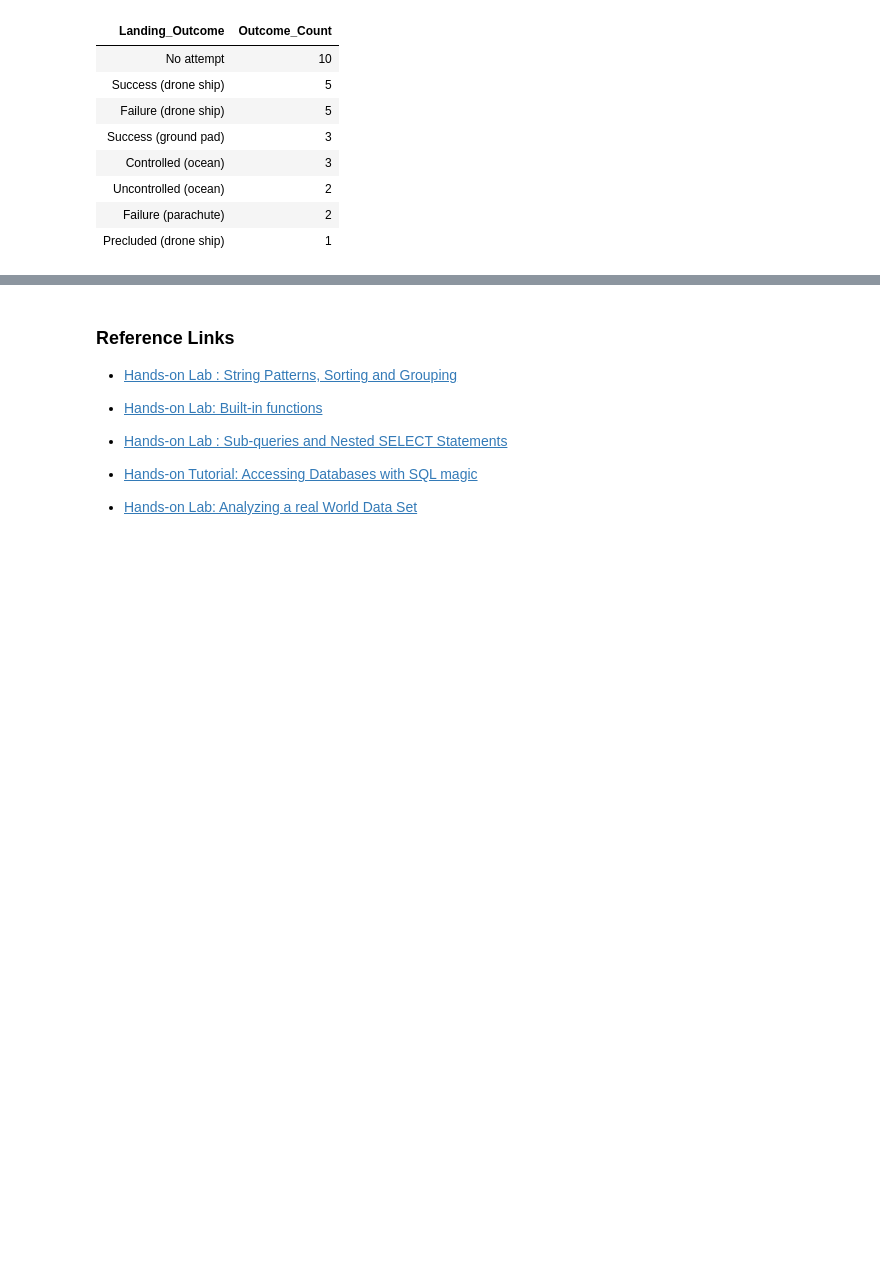
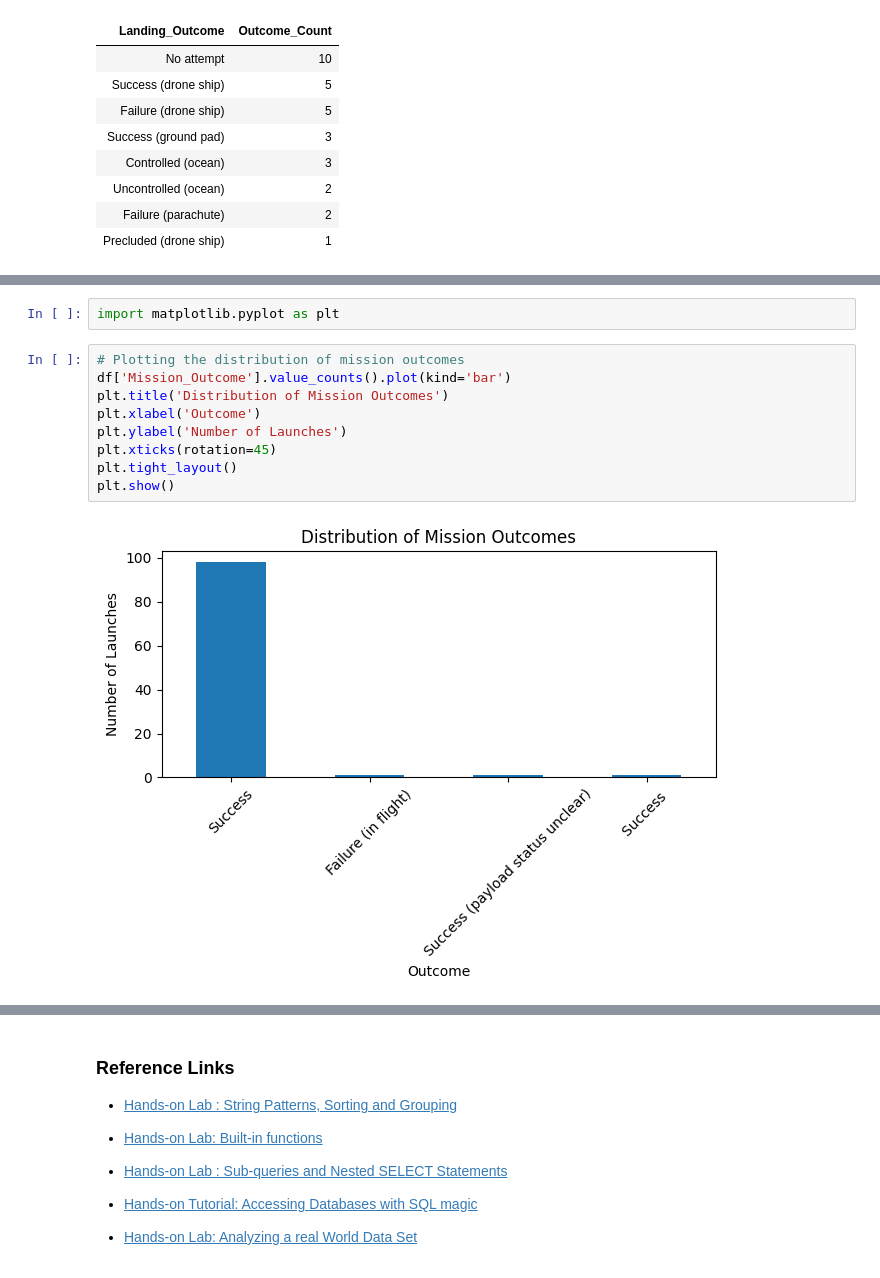
Before and after one commit to NLdesignlab/spacex-data-lab, a Jupyter notebook: jupyter-labs-eda-sql-coursera_sqllite.ipynb, the cells around one changed output, grey strips where cells are left out. Drawn from its saved outputs; the diff is of its cells as text; blank space fills up the shorter version.

```diff
--- a/jupyter-labs-eda-sql-coursera_sqllite.ipynb
+++ b/jupyter-labs-eda-sql-coursera_sqllite.ipynb
@@ -282,0 +303,13 @@ Done.
+# %%
+import matplotlib.pyplot as plt
+# %%
+# Plotting the distribution of mission outcomes
+df['Mission_Outcome'].value_counts().plot(kind='bar')
+plt.title('Distribution of Mission Outcomes')
+plt.xlabel('Outcome')
+plt.ylabel('Number of Launches')
+plt.xticks(rotation=45)
+plt.tight_layout()
+plt.show()
+# %% [output]
+[figure, added]
```
Also changed, not shown: parts of 5 cells of this notebook.
